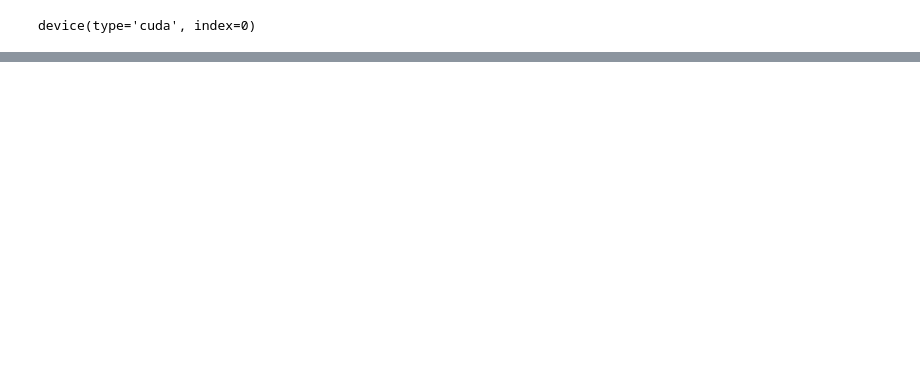
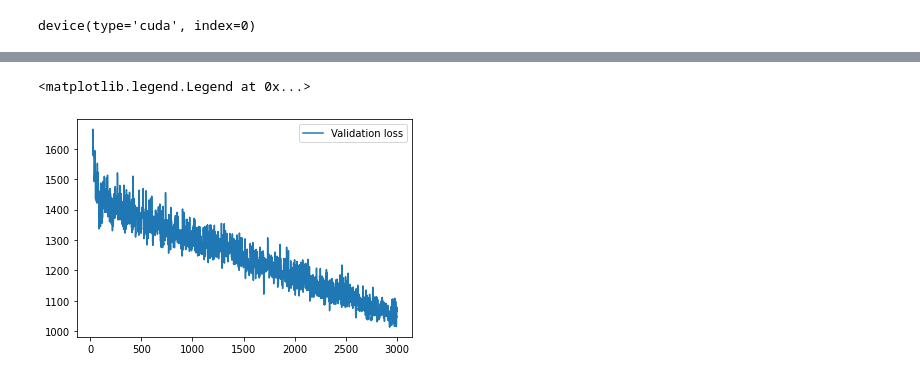
Before and after one commit to RobbieSoutham/SkinLearning, a Jupyter notebook: Model.ipynb, the cells around one changed output, grey strips where cells are left out. Cells and saved outputs as stored; diff of their text form; code cells hidden in the pictures; blank space fills up the shorter version.

```diff
--- a/Model.ipynb
+++ b/Model.ipynb
@@ -465 +737,4 @@ plt.show()
+# %%
+with open("filtered.pkl", "rb") as f:
+    runs = pickle.load(f)
 # %%
@@ -587,3 +858,11 @@ Average Loss: 102550102.73146021
+# %%
+# MAE
+plt.plot(range(25, len(v_loss)), v_loss[25:], label="Validation loss")
+#plt.plot(range(50, len(loss)), loss[50:], label="Training Loss")
+plt.legend()
+# %% [output]
+<matplotlib.legend.Legend at 0x...>
+[figure, added]
 # %%
 test(test_loader, net)
 # %% [output]
```
Also changed, not shown: parts of 47 cells of this notebook, 10 other files.
